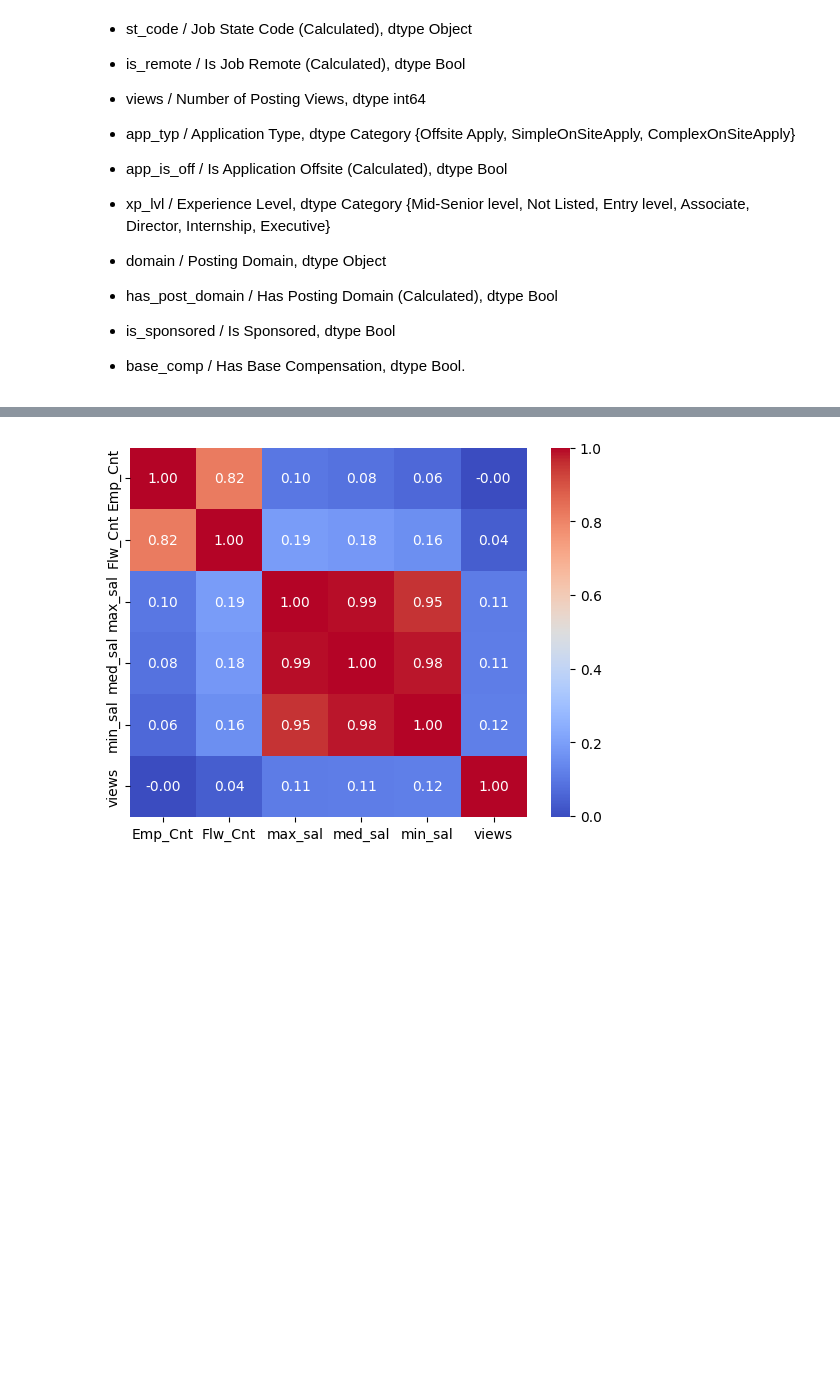
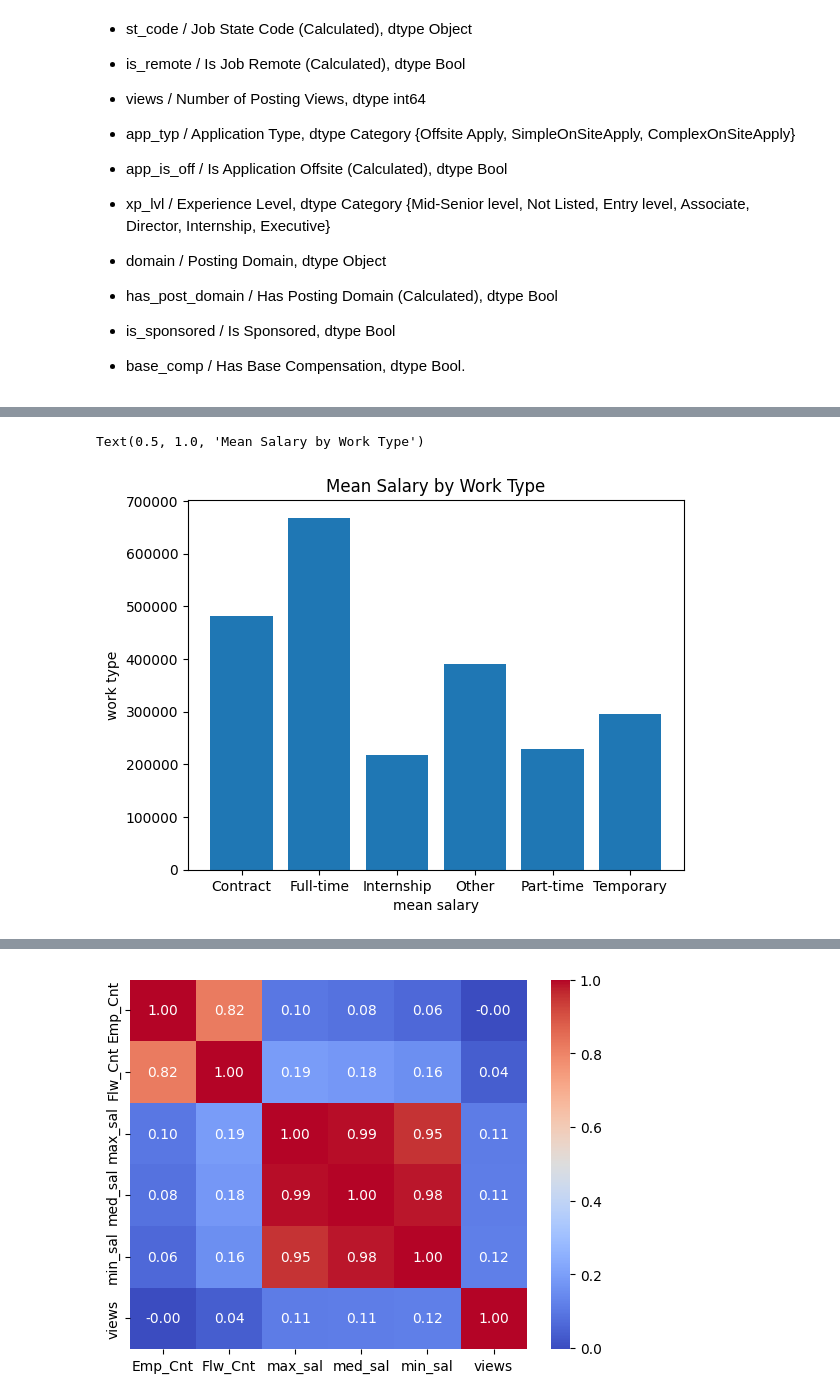
Before and after one commit to MOlowski/Job-posting, a Jupyter notebook: LinkedinJobs_Visualizations.ipynb, the cells around one changed output, grey strips where cells are left out. Cells and saved outputs as stored; diff of their text form; code cells hidden in the pictures; blank space fills up the shorter version.

```diff
--- a/LinkedinJobs_Visualizations.ipynb
+++ b/LinkedinJobs_Visualizations.ipynb
@@ -90,0 +103,3 @@ dtype: object
+# %%
+df_wrk_typ = df.groupby('wrk_typ')['med_sal'].mean().reset_index()
+df_wrk_typ.head()
@@ -90,0 +113,8 @@ dtype: object
+# %%
+plt.bar(df_wrk_typ['wrk_typ'],df_wrk_typ['med_sal'])
+plt.xlabel('mean salary')
+plt.ylabel('work type')
+plt.title('Mean Salary by Work Type')
+# %% [output]
+Text(0.5, 1.0, 'Mean Salary by Work Type')
+[figure, added]
```
Also changed, not shown: parts of 7 cells of this notebook, 1 other file.
